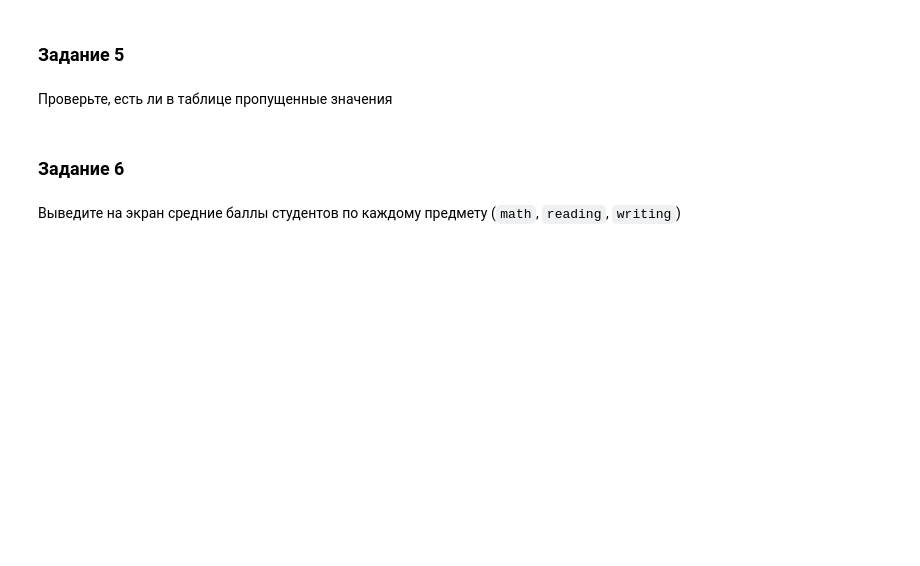
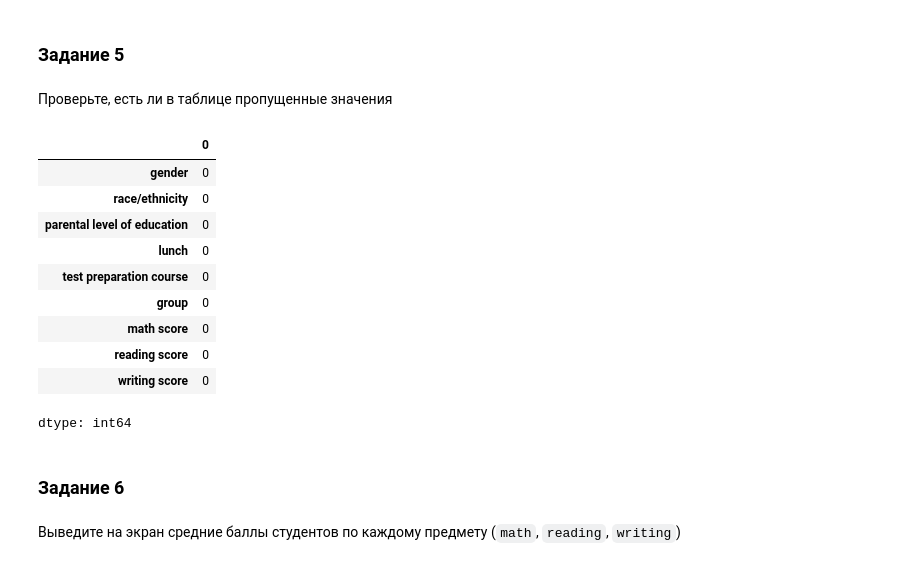
Before and after one commit to kirillkobychev/MLHSE, a Jupyter notebook: [2]_Домашнее_задание_1_Знакомство_с_библиотекой_Pandas.ipynb, the cells around one changed output. Drawn from its saved outputs; the diff is of its cells as text; code cells hidden in the pictures; blank space fills up the shorter version.

```diff
--- a/[2]_Домашнее_задание_1_Знакомство_с_библиотекой_Pandas.ipynb
+++ b/[2]_Домашнее_задание_1_Знакомство_с_библиотекой_Pandas.ipynb
@@ -124,7 +149,19 @@ st_ma_merge = pd.merge(stack_st_df, stack_ma_df, on = 'index', how = 'outer')
 Проверьте, есть ли в таблице пропущенные значения
 # %%
 # ваш код здесь
-...
+st_ma_merge.isnull().sum()
+# %% [output]
+|  | 0 |
+| gender | 0 |
+| race/ethnicity | 0 |
+| parental level of education | 0 |
+| lunch | 0 |
+| test preparation course | 0 |
+| group | 0 |
+| math score | 0 |
+| reading score | 0 |
+| writing score | 0 |
+dtype: int64
 # %% [markdown]
 ### Задание 6
 # %% [markdown]
```
Also changed, not shown: parts of 6 cells of this notebook.
